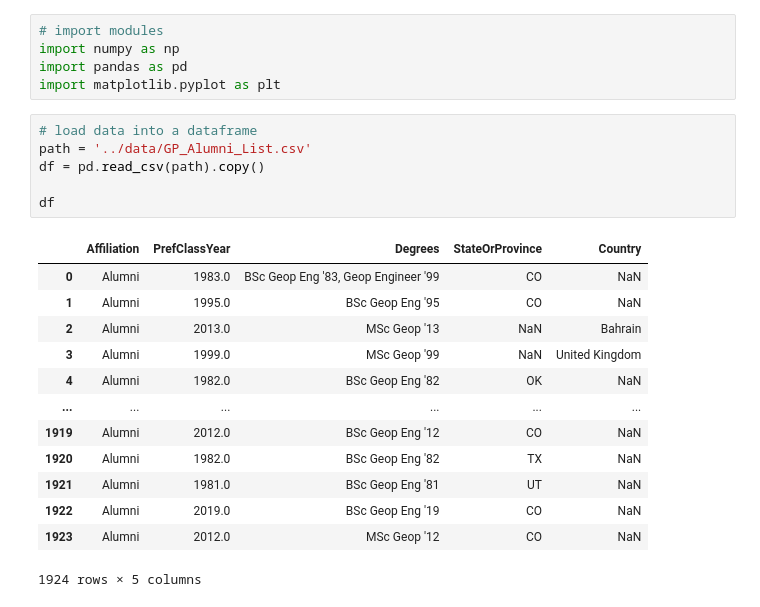
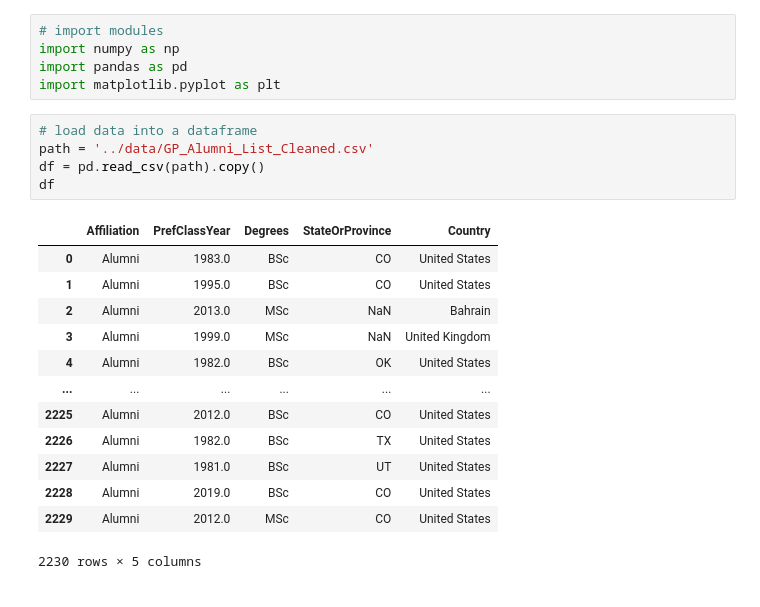
Before and after one commit to GPGN-268/SP2024-FP04-alumni-map, a Jupyter notebook: notebooks/Max Dev - Loc Histogram.ipynb, the cells around one changed output. Drawn from its saved outputs; the diff is of its cells as text.

```diff
--- a/notebooks/Max Dev - Loc Histogram.ipynb
+++ b/notebooks/Max Dev - Loc Histogram.ipynb
@@ -5,21 +5,20 @@ import pandas as pd
 import matplotlib.pyplot as plt
 # %%
 # load data into a dataframe
-path = '../data/GP_Alumni_List.csv'
+path = '../data/GP_Alumni_List_Cleaned.csv'
 df = pd.read_csv(path).copy()
-
 df
 # %% [output]
 |  | Affiliation | PrefClassYear | Degrees | StateOrProvince | Country |
-| 0 | Alumni | 1983.0 | BSc Geop Eng '83, Geop Engineer '99 | CO | NaN |
-| 1 | Alumni | 1995.0 | BSc Geop Eng '95 | CO | NaN |
-| 2 | Alumni | 2013.0 | MSc Geop '13 | NaN | Bahrain |
-| 3 | Alumni | 1999.0 | MSc Geop '99 | NaN | United Kingdom |
-| 4 | Alumni | 1982.0 | BSc Geop Eng '82 | OK | NaN |
+| 0 | Alumni | 1983.0 | BSc | CO | United States |
+| 1 | Alumni | 1995.0 | BSc | CO | United States |
+| 2 | Alumni | 2013.0 | MSc | NaN | Bahrain |
+| 3 | Alumni | 1999.0 | MSc | NaN | United Kingdom |
+| 4 | Alumni | 1982.0 | BSc | OK | United States |
 | ... | ... | ... | ... | ... | ... |
-| 1919 | Alumni | 2012.0 | BSc Geop Eng '12 | CO | NaN |
-| 1920 | Alumni | 1982.0 | BSc Geop Eng '82 | TX | NaN |
-| 1921 | Alumni | 1981.0 | BSc Geop Eng '81 | UT | NaN |
-| 1922 | Alumni | 2019.0 | BSc Geop Eng '19 | CO | NaN |
-| 1923 | Alumni | 2012.0 | MSc Geop '12 | CO | NaN |
+| 2225 | Alumni | 2012.0 | BSc | CO | United States |
+| 2226 | Alumni | 1982.0 | BSc | TX | United States |
+| 2227 | Alumni | 1981.0 | BSc | UT | United States |
+| 2228 | Alumni | 2019.0 | BSc | CO | United States |
+| 2229 | Alumni | 2012.0 | MSc | CO | United States |
-1924 rows × 5 columns
+2230 rows × 5 columns
```
Also changed, not shown: parts of 2 cells of this notebook, 1 other file.
